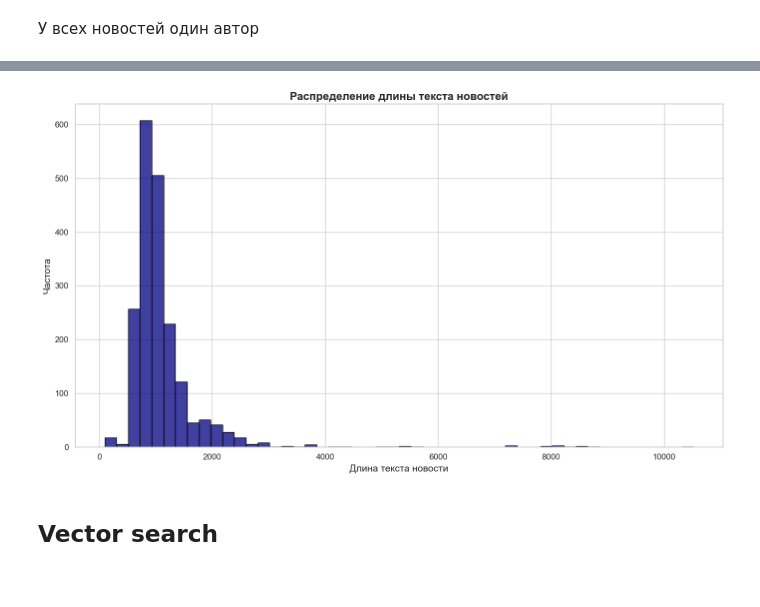
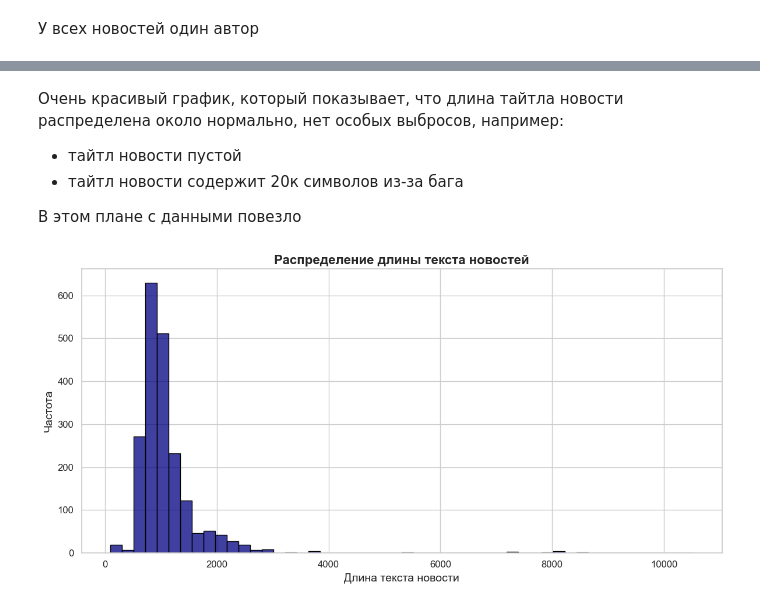
Before and after one commit to smvkvv/faplRAG, a Jupyter notebook: experiments/02_eda.ipynb, the cells around one changed output, grey strips where cells are left out. Drawn from its saved outputs; the diff is of its cells as text; code cells hidden in the pictures.

```diff
--- a/experiments/02_eda.ipynb
+++ b/experiments/02_eda.ipynb
@@ -220,16 +255,21 @@ plt.show()
+# %% [markdown]
+Очень красивый график, который показывает, что длина тайтла новости распределена около нормально, нет особых выбросов, например:
+
+* тайтл новости пустой
+* тайтл новости содержит 20к символов из-за бага
+
+В этом плане с данными повезло
 # %%
-plt.figure(figsize=(14, 8))
+plt.figure(figsize=(12, 6))
 sns.histplot(df['text_content'].str.len(), bins=50, color="navy", edgecolor="black")
 
 plt.title("Распределение длины текста новостей", fontsize=16, fontweight='bold')
 plt.xlabel("Длина текста новости", fontsize=14)
 plt.ylabel("Частота", fontsize=14)
 plt.xticks(fontsize=12)
 plt.yticks(fontsize=12)
 
 plt.tight_layout()
 plt.show()
 # %% [output]
-[figure, old version]
+[figure, new version]
-# %% [markdown]
-## Vector search
```
Also changed, not shown: parts of 44 cells of this notebook, 19 other files.
